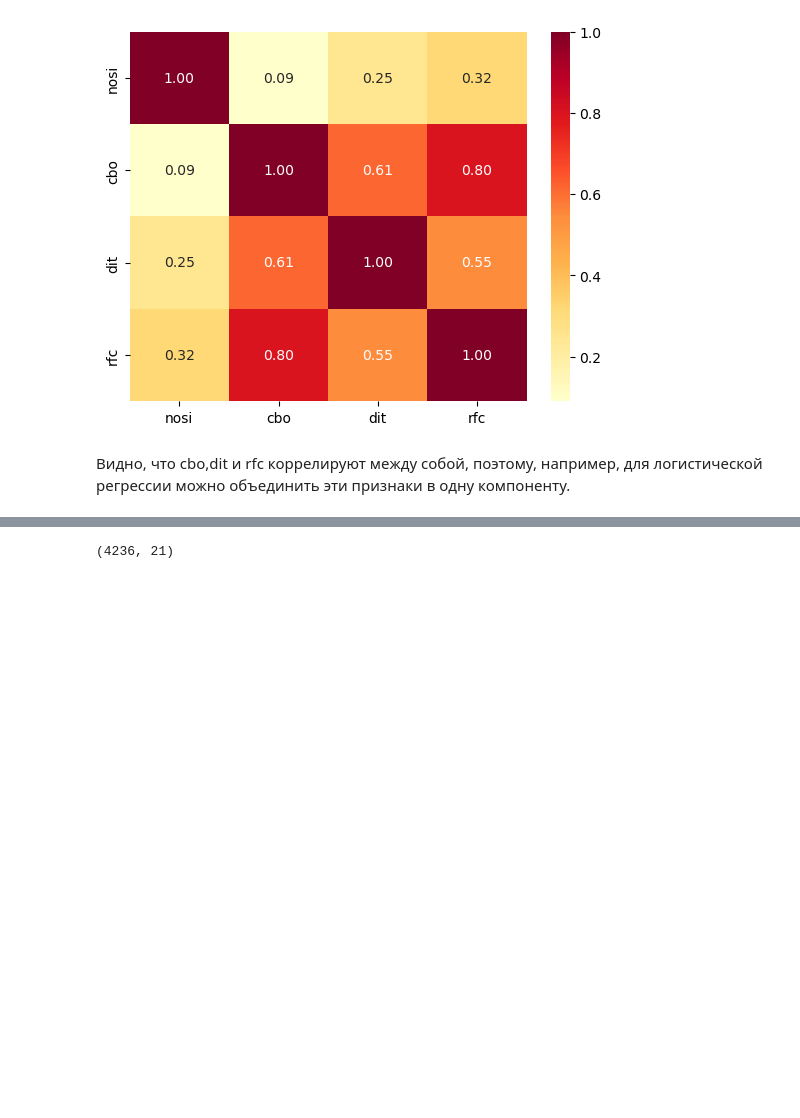
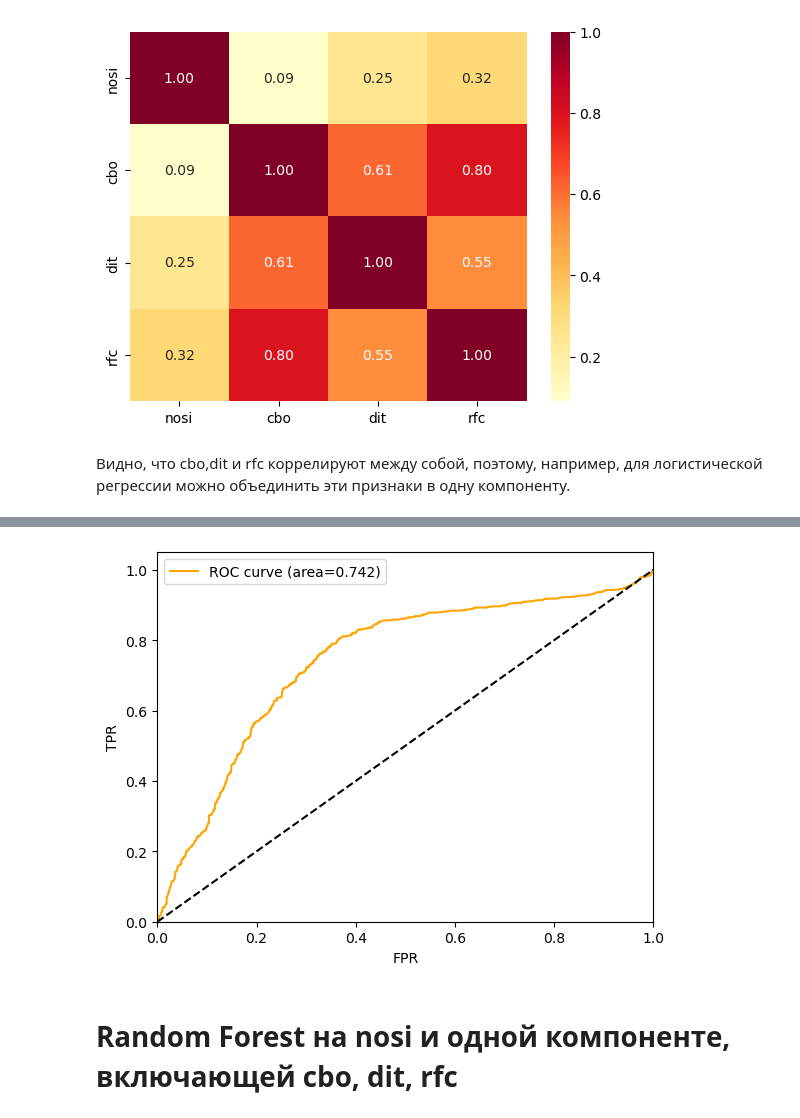
Before and after one commit to Makiavelly/ML-Defect-Software, a Jupyter notebook: mldifmod.ipynb, the cells around one changed output, grey strips where cells are left out. Drawn from its saved outputs; the diff is of its cells as text; code cells hidden in the pictures; blank space fills up the shorter version.

Commit message:
study completed random forest

```diff
--- a/mldifmod.ipynb
+++ b/mldifmod.ipynb
@@ -289,0 +293,16 @@ metrics
+# %%
+fpr, tpr, thresholds = roc_curve(y_test, y_pred_proba_rfc[:, 1])
+roc_auc_rfc = auc(fpr, tpr)
+
+plt.plot(fpr, tpr, color='orange', label=f'ROC curve (area={roc_auc_rfc:.3f})')
+plt.plot([0, 1], [0, 1], color='black', linestyle='--')
+plt.xlim([0.0, 1.0])
+plt.ylim([0.0, 1.05])
+plt.xlabel('FPR')
+plt.ylabel('TPR')
+plt.legend()
+plt.show()
+# %% [output]
+[figure, added]
+# %% [markdown]
+# Random Forest на nosi и одной компоненте, включающей cbo, dit, rfc
@@ -290,9 +321,6 @@ metrics
 # %%
 from sklearn.preprocessing import StandardScaler
 sc = StandardScaler()
-X_train_std = sc.fit_transform(X_train)
-X_test_std = sc.fit_transform(X_test)
-X_train_std.shape
+X_train_significant_std = sc.fit_transform(X_train_significant)
+X_test_significant_std = sc.fit_transform(X_test_significant)
-# %% [output]
-(4236, 21)
 # %%
```
Also changed, not shown: parts of 35 cells of this notebook.
